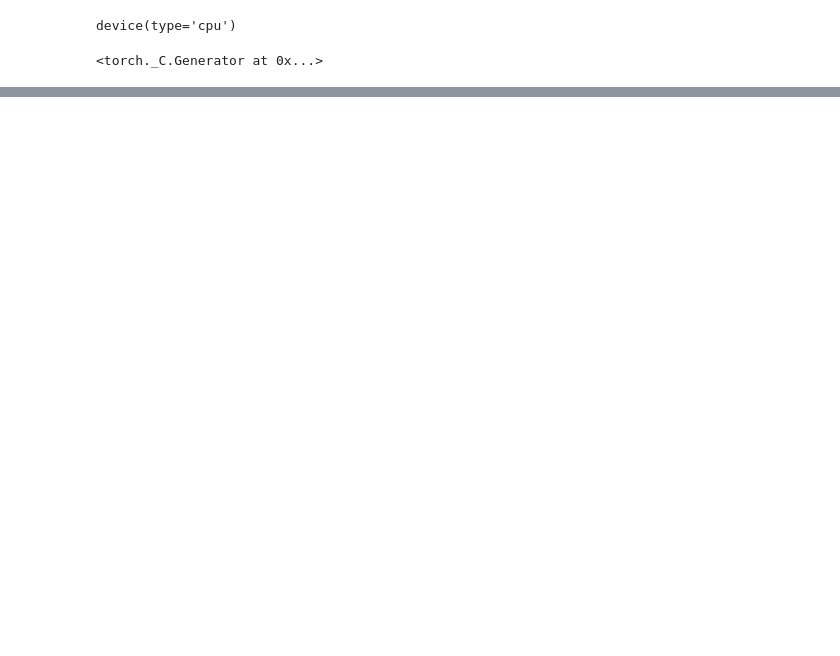
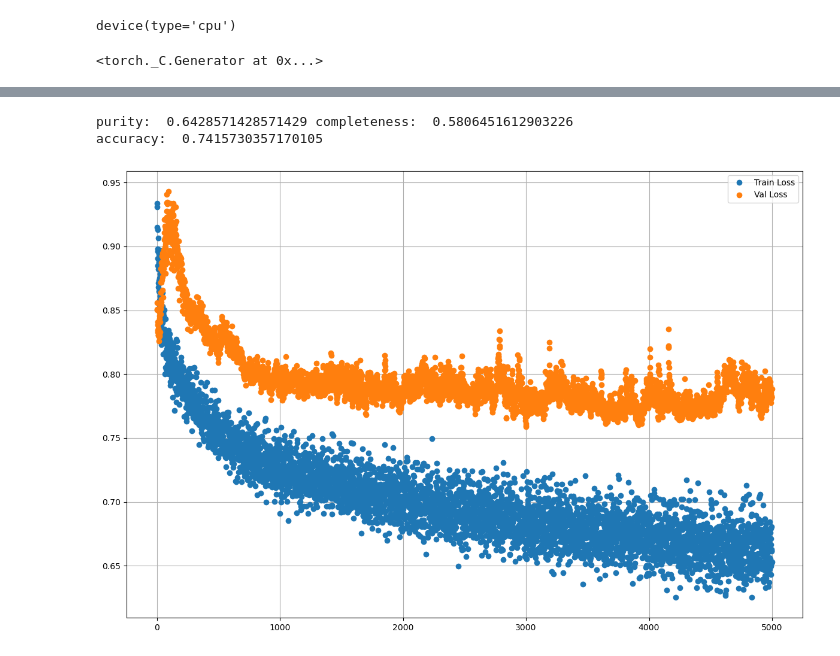
Before and after one commit to hartysimon-sketch/Galaxy-Classifier, a Jupyter notebook: Summer Research/Training/fc_network.ipynb, the cells around one changed output, grey strips where cells are left out. Cells and saved outputs as stored; diff of their text form; code cells hidden in the pictures; blank space fills up the shorter version.

```diff
--- a/Summer Research/Training/fc_network.ipynb
+++ b/Summer Research/Training/fc_network.ipynb
@@ -370,17 +364,21 @@ if RUN:
 # %%
 if RUN:
     fig, ax = plt.subplots(figsize=(12,8))
-    ax.plot(train_losses, label="Train Loss", marker='o')
-    ax.plot(val_losses, label="Val Loss", marker='o')
+    ax.plot(train_losses, label="Train Loss", marker='o', linestyle='None')
+    ax.plot(val_losses, label="Val Loss", marker='o',linestyle='None')
     ax.grid()
     ax.legend()
     fig.tight_layout()
 
     try:
         print('purity: ', purity, 'completeness: ', completeness)
     except:
         pass
     print('accuracy: ', accuracy)
+# %% [output]
+purity:  0.6428571428571429 completeness:  0.5806451612903226
+accuracy:  0.7415730357170105
+[figure, added]
 # %%
 eval = False
 
```
Also changed, not shown: parts of 8 cells of this notebook, 3 other files.
